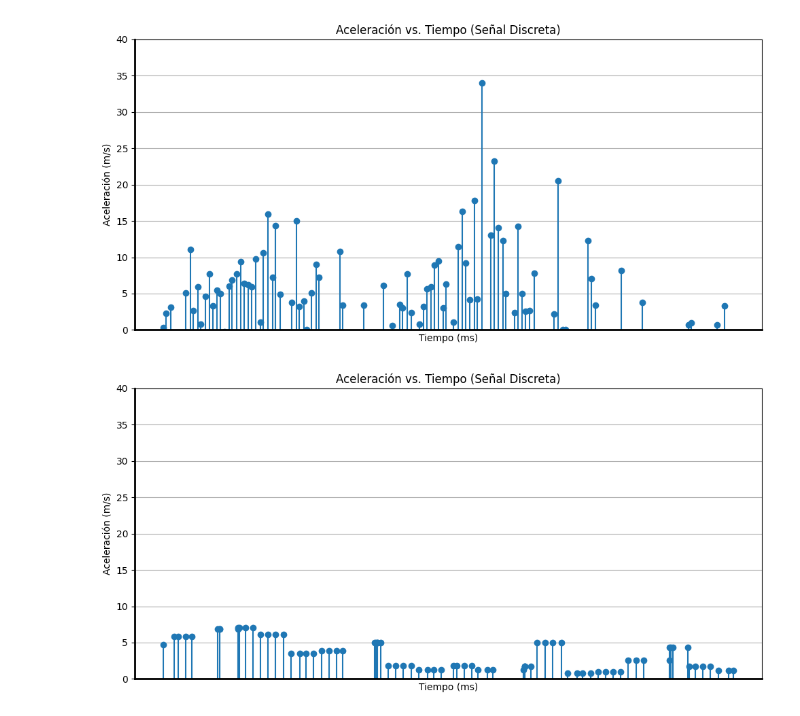
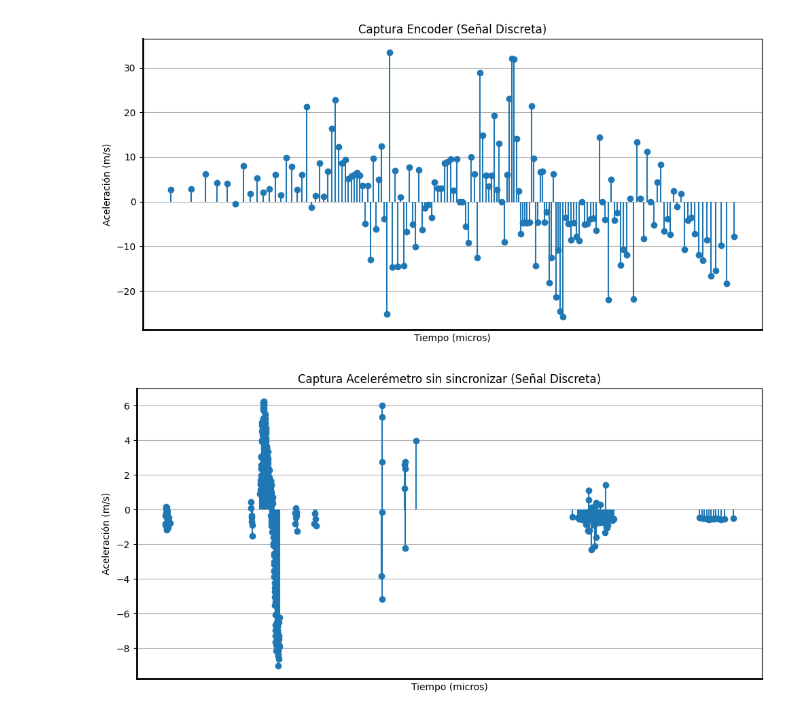
Before and after one commit to Daniesmor/neural_adr_encoder, a Jupyter notebook: time_based_measures.ipynb, the cells around one changed output. Saved outputs shown, nothing was run; the diff lists cells and outputs as text; code cells hidden in the pictures.

```diff
--- a/time_based_measures.ipynb
+++ b/time_based_measures.ipynb
@@ -5,5 +5,5 @@ from scipy.signal import butter, filtfilt
 import numpy as np
 from scipy.interpolate import interp1d
 # %%
-encoder_1 = pd.read_csv('mediciones_tiempo/encoder/Encoder1.csv')
-acelerometro_1 = pd.read_csv('mediciones_tiempo/acelerometro/acelerometro1.csv')
+encoder_1 = pd.read_csv('./mediciones/encoder.csv')
+acelerometro_1 = pd.read_csv('./mediciones/acelerometer.csv')
@@ -140,44 +10,48 @@ acelerometro_accel_ita = acelerometro_1.iloc[:, 4]
+# %%
+encoder_times = encoder_1.iloc[:, 2].astype(int)
+encoder_accel = encoder_1.iloc[:,5]
+encoder_vel = encoder_1.iloc[:,3]
+
+acelerometer_times = acelerometro_1.iloc[:,1].astype(int)
+acelerometer_accel = acelerometro_1.iloc[:,2]
 # %%
 plt.figure(figsize=(10, 5))
-plt.stem(encoder_date, encoder_accel_ita, basefmt=" ")
-plt.title('Aceleración vs. Tiempo (Señal Discreta)')
-plt.xlabel('Tiempo (ms)')
+plt.stem(encoder_times, encoder_accel, basefmt=" ")
+plt.title('Captura Encoder (Señal Discreta)')
+plt.xlabel('Tiempo (micros)')
 plt.ylabel('Aceleración (m/s)')
 plt.grid()
 
 # Resaltar los ejes
 ax = plt.gca()  # Obtener el eje actual
 ax.spines['bottom'].set_linewidth(2)  # Grosor del eje x
 ax.spines['left'].set_linewidth(2)    # Grosor del eje y
 plt.xticks([])
 # Cambiar color de los ejes
 ax.spines['bottom'].set_color('black')
 ax.spines['left'].set_color('black')
 
-plt.ylim(0, 40)
 plt.tight_layout()
 plt.show()
 
-
 plt.figure(figsize=(10, 5))
-plt.stem(acelerometro_date, acelerometro_accel_ita, basefmt=" ")
-plt.title('Aceleración vs. Tiempo (Señal Discreta)')
-plt.xlabel('Tiempo (ms)')
+plt.stem(acelerometer_times, acelerometer_accel, basefmt=" ")
+plt.title('Captura Acelerémetro sin sincronizar (Señal Discreta)')
+plt.xlabel('Tiempo (micros)')
 plt.ylabel('Aceleración (m/s)')
 plt.grid()
 
 # Resaltar los ejes
 ax = plt.gca()  # Obtener el eje actual
 ax.spines['bottom'].set_linewidth(2)  # Grosor del eje x
 ax.spines['left'].set_linewidth(2)    # Grosor del eje y
 plt.xticks([])
 # Cambiar color de los ejes
 ax.spines['bottom'].set_color('black')
 ax.spines['left'].set_color('black')
 
-plt.ylim(0, 40)
 plt.tight_layout()
 plt.show()
 # %% [output]
-[figure, old version]
+[figure, new version]
-[figure, old version]
+[figure, new version]
```
Also changed, not shown: parts of 16 cells of this notebook, 24 other files.
